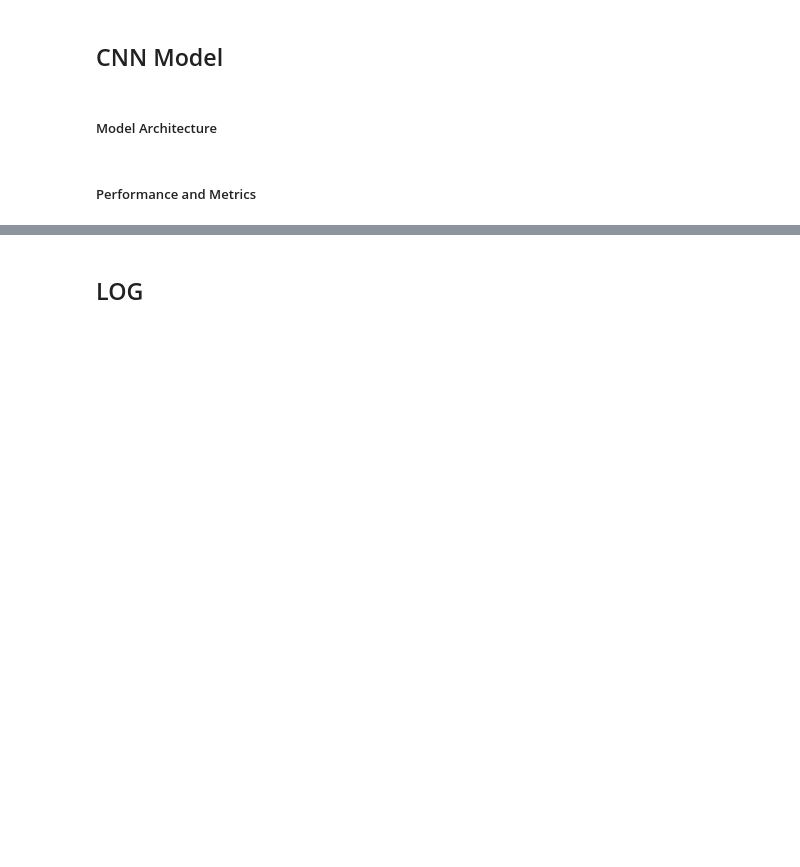
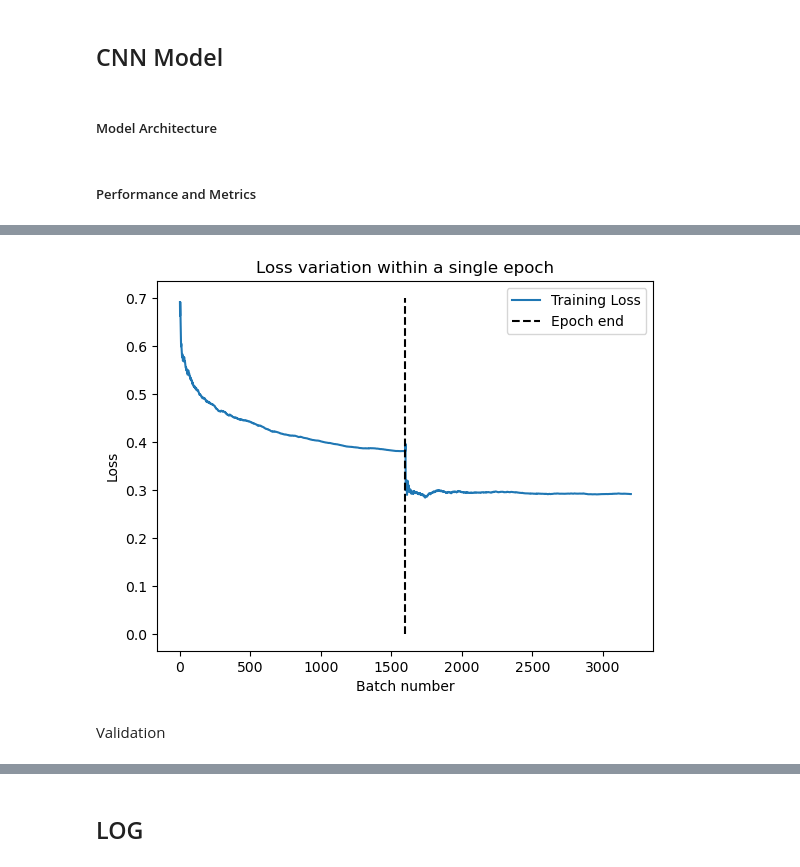
Before and after one commit to vebyorn/NHH, a Jupyter notebook: Deep Learning/BOWCNN.ipynb, the cells around one changed output, grey strips where cells are left out. Drawn from its saved outputs; the diff is of its cells as text; code cells hidden in the pictures; blank space fills up the shorter version.

```diff
--- a/Deep Learning/BOWCNN.ipynb
+++ b/Deep Learning/BOWCNN.ipynb
@@ -109,6 +111,14 @@ X_val_dense = X_val.toarray()
 # Reshape the input data to have an additional dimension (channels)
 X_train_reshaped = np.expand_dims(X_train_dense, axis=-1)
 X_val_reshaped = np.expand_dims(X_val_dense, axis=-1)
+# %%
+# Callback to log variation of loss within each epoch
+class BatchLossCallback(Callback):
+    def __init__(self):
+        self.batch_losses = []
+
+    def on_train_batch_end(self, batch, logs=None):
+        self.batch_losses.append(logs.get('loss'))
 # %% [markdown]
 ## CNN Model
 # %% [markdown]
@@ -138,5 +152,10 @@ model = Model(inputs=inputLayer, outputs=output)
 # %%
-# Compile the model
+# Optimiser
 optimizer = Adam(learning_rate=0.001)
+
+# Callbacks
+batch_loss_callback = BatchLossCallback()
 early_stopping = EarlyStopping(monitor='val_loss', patience=1, verbose=1, mode='min', restore_best_weights=True)
-model.compile(loss='binary_crossentropy', optimizer=optimizer, metrics=['accuracy'])
+
+# Create a list of callbacks
+callbacks_list = [early_stopping, batch_loss_callback]
@@ -153,2 +177,15 @@ Epoch 2/5
 Epoch 2: early stopping
+# %%
+# Plot the batch-wise loss variation within the first epoch
+plt.plot(np.arange(len(batch_loss_callback.batch_losses)), batch_loss_callback.batch_losses, label='Training Loss')
+plt.vlines(1600, 0, 0.7, colors='k', linestyles='dashed', label='Epoch end')
+plt.xlabel('Batch number')
+plt.ylabel('Loss')
+plt.title('Loss variation within a single epoch')
+plt.legend()
+plt.show()
+# %% [output]
+[figure, added]
+# %% [markdown]
+Validation
 # %%
```
Also changed, not shown: parts of 31 cells of this notebook.
